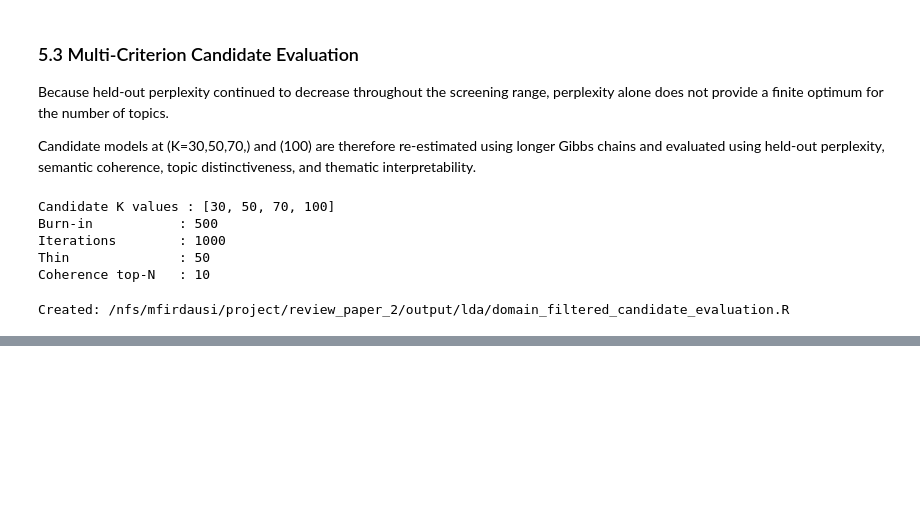
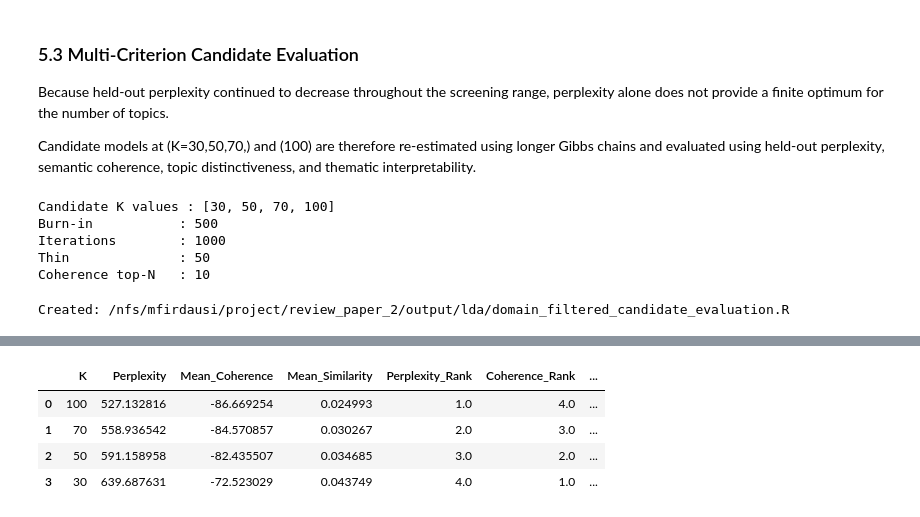
Before and after one commit to mdzalfirdausi/review_paper_2, a Jupyter notebook: notebooks/2.topic_modeling_iss.ipynb, the cells around one changed output, grey strips where cells are left out. Drawn from its saved outputs; the diff is of its cells as text; code cells hidden in the pictures; blank space fills up the shorter version.

```diff
--- a/notebooks/2.topic_modeling_iss.ipynb
+++ b/notebooks/2.topic_modeling_iss.ipynb
@@ -3639,0 +3687,83 @@ Minimum DF: 11
+# %%
+overton_model_comparison = (
+    overton_candidate_diagnostics[
+        [
+            "K",
+            "Perplexity",
+            "Mean_Coherence",
+            "Mean_Similarity",
+        ]
+    ]
+    .copy()
+)
+
+# Lower perplexity is better.
+overton_model_comparison[
+    "Perplexity_Rank"
+] = (
+    overton_model_comparison[
+        "Perplexity"
+    ]
+    .rank(
+        ascending=True,
+        method="min",
+    )
+)
+
+# Higher / less-negative coherence is better.
+overton_model_comparison[
+    "Coherence_Rank"
+] = (
+    overton_model_comparison[
+        "Mean_Coherence"
+    ]
+    .rank(
+        ascending=False,
+        method="min",
+    )
+)
+
+# Lower inter-topic similarity is better.
+overton_model_comparison[
+    "Similarity_Rank"
+] = (
+    overton_model_comparison[
+        "Mean_Similarity"
+    ]
+    .rank(
+        ascending=True,
+        method="min",
+    )
+)
+
+overton_model_comparison[
+    "Mean_Rank"
+] = (
+    overton_model_comparison[
+        [
+            "Perplexity_Rank",
+            "Coherence_Rank",
+            "Similarity_Rank",
+        ]
+    ]
+    .mean(axis=1)
+)
+
+overton_model_comparison = (
+    overton_model_comparison
+    .sort_values(
+        [
+            "Mean_Rank",
+            "K",
+        ]
+    )
+    .reset_index(drop=True)
+)
+
+overton_model_comparison
+# %% [output]
+|  | K | Perplexity | Mean_Coherence | Mean_Similarity | Perplexity_Rank | Coherence_Rank | ... |
+| 0 | 100 | 527.132816 | -86.669254 | 0.024993 | 1.0 | 4.0 | ... |
+| 1 | 70 | 558.936542 | -84.570857 | 0.030267 | 2.0 | 3.0 | ... |
+| 2 | 50 | 591.158958 | -82.435507 | 0.034685 | 3.0 | 2.0 | ... |
+| 3 | 30 | 639.687631 | -72.523029 | 0.043749 | 4.0 | 1.0 | ... |
```
Also changed, not shown: parts of 4 cells of this notebook.
